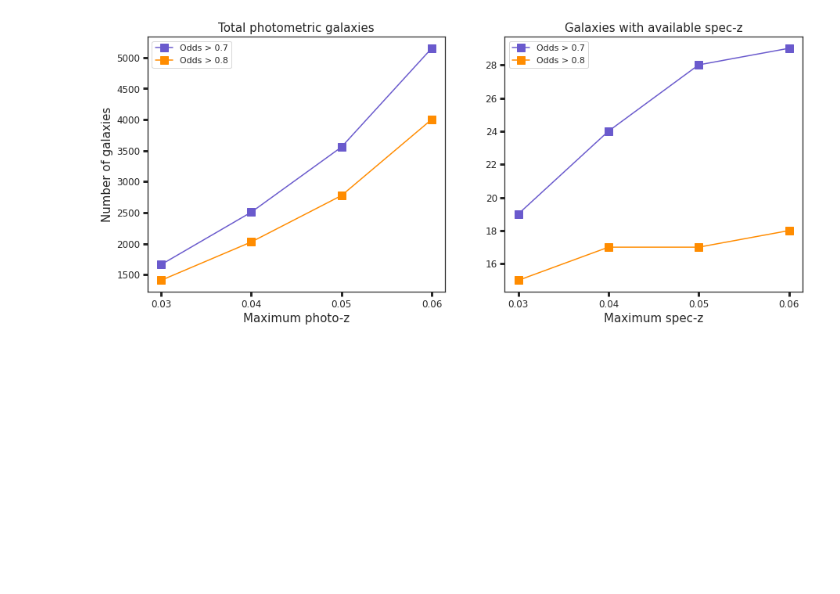
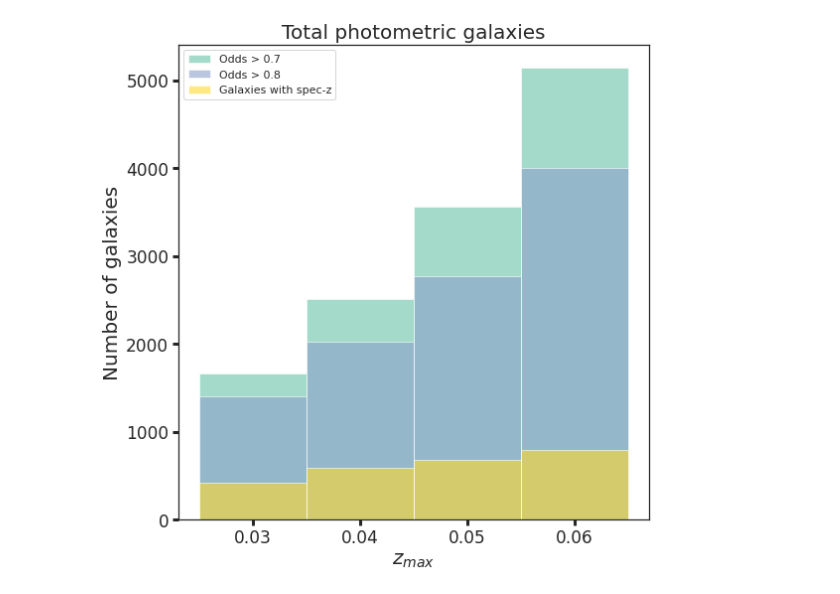
Before and after one commit to elismar2000/hydra-codes, a Jupyter notebook: photoz-max_odds_table.ipynb, the cells around one changed output. Cells and saved outputs as stored; diff of their text form; code cells hidden in the pictures; blank space fills up the shorter version.

```diff
--- a/photoz-max_odds_table.ipynb
+++ b/photoz-max_odds_table.ipynb
@@ -78,32 +78,25 @@ t08
 # %%
-fontsize = 15
-labelsize = 12
+fontsize = 20
+labelsize = 17
+bar_width = 0.01
 
-fig = plt.figure(figsize=(15, 6))
-ax1 = fig.add_subplot(121)
-ax2 = fig.add_subplot(122)
+colors = plt.cm.Set2(np.linspace(0, 1.0, 4))
 
-ax1.plot(t07["Photo-z_max"], t07["Number of galaxies"], marker='s', markersize=10.0, color='slateblue', label="Odds > 0.7")
-ax1.plot(t08["Photo-z_max"], t08["Number of galaxies"], marker='s', markersize=10.0, color='darkorange', label="Odds > 0.8")
-ax1.set_xlabel("Maximum photo-z", fontsize=fontsize)
-ax1.set_ylabel("Number of galaxies", fontsize=fontsize)
-ax1.set_xticks(t07["Photo-z_max"])
-ax1.set_title("Total photometric galaxies", fontsize=fontsize)
-ax1.legend()
+fig = plt.figure(figsize=(8, 8))
+ax = fig.add_subplot(111)
 
+ax.bar(t07["Photo-z_max"], t07["Number of galaxies"], bar_width, color=colors[0], label="Odds > 0.7", alpha=0.6)
+ax.bar(t08["Photo-z_max"], t08["Number of galaxies"], bar_width, color=colors[1], label="Odds > 0.8", alpha=0.6)
+ax.bar(t07["Photo-z_max"], t07["Galaxies with spec-z"], bar_width, color=colors[2], label="Galaxies with spec-z", alpha=0.6)
+ax.set_xlabel(r"$z_{max}$", fontsize=fontsize)
+ax.set_ylabel("Number of galaxies", fontsize=fontsize)
+ax.set_xticks(t07["Photo-z_max"])
+ax.set_title("Total photometric galaxies", fontsize=fontsize)
+ax.yaxis.set_tick_params(labelsize=labelsize, width=3)
+ax.xaxis.set_tick_params(labelsize=labelsize, width=3)
+ax.legend()
 
-ax2.plot(t07["Photo-z_max"], t07["Galaxies with spec-z"], marker='s', markersize=10.0, color='slateblue', label="Odds > 0.7")
-ax2.plot(t08["Photo-z_max"], t08["Galaxies with spec-z"], marker='s', markersize=10.0, color='darkorange', label="Odds > 0.8")
-ax2.set_xlabel("Maximum spec-z", fontsize=fontsize)
-# ax2.set_ylabel("Number of galaxies", fontsize=fontsize)
-ax2.set_title("Galaxies with available spec-z", fontsize=fontsize)
-ax2.set_xticks(t07["Photo-z_max"])
-ax2.legend()
-
-for ax in [ax1, ax2]:
-    ax.yaxis.set_tick_params(labelsize=labelsize, width=3)
-    ax.xaxis.set_tick_params(labelsize=labelsize, width=3)
-
-# plt.savefig("../Figures/photoz-max_odds_table.pdf", format='pdf')
+# fig.tight_layout()
+# plt.savefig("../Figures/photoz-max_odds_table_v2.pdf", format='pdf')
 # %% [output]
-[figure, old version]
+[figure, new version]
```
Also changed, not shown: parts of 3 cells of this notebook, 8 other files.
